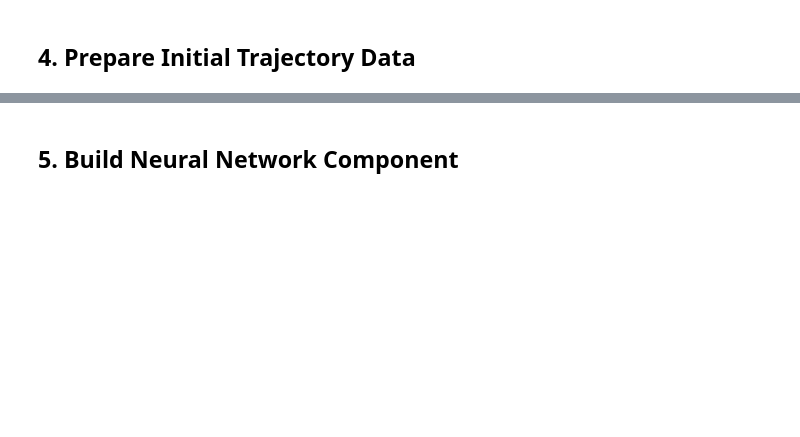
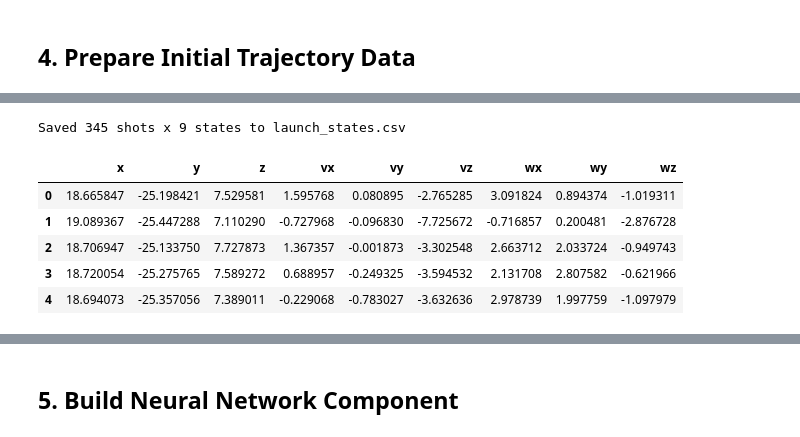
Before and after one commit to caitken5/CMSZ-SPLxUTSPAN-2026-Data-Challenge, a Jupyter notebook: 02_hybrid_model.ipynb, the cells around one changed output, grey strips where cells are left out. Cells and saved outputs as stored; diff of their text form; code cells hidden in the pictures; blank space fills up the shorter version.

```diff
--- a/02_hybrid_model.ipynb
+++ b/02_hybrid_model.ipynb
@@ -334 +342,23 @@ ImportError: cannot import name 'X_COURT' from 'physics.constants' (c:\Users\cai
+# %%
+# Save launch-state features (one row per shot)
+launch_state_columns = [
+    "x", "y", "z",
+    "vx", "vy", "vz",
+    "wx", "wy", "wz",
+]
+
+launch_states_df = pd.DataFrame(launch_states, columns=launch_state_columns)
+launch_states_path = "launch_states.csv"
+launch_states_df.to_csv(launch_states_path, index=False)
+
+print(f"Saved {launch_states_df.shape[0]} shots x {launch_states_df.shape[1]} states to {launch_states_path}")
+launch_states_df.head()
+# %% [output]
+Saved 345 shots x 9 states to launch_states.csv
+|  | x | y | z | vx | vy | vz | wx | wy | wz |
+| 0 | 18.665847 | -25.198421 | 7.529581 | 1.595768 | 0.080895 | -2.765285 | 3.091824 | 0.894374 | -1.019311 |
+| 1 | 19.089367 | -25.447288 | 7.110290 | -0.727968 | -0.096830 | -7.725672 | -0.716857 | 0.200481 | -2.876728 |
+| 2 | 18.706947 | -25.133750 | 7.727873 | 1.367357 | -0.001873 | -3.302548 | 2.663712 | 2.033724 | -0.949743 |
+| 3 | 18.720054 | -25.275765 | 7.589272 | 0.688957 | -0.249325 | -3.594532 | 2.131708 | 2.807582 | -0.621966 |
+| 4 | 18.694073 | -25.357056 | 7.389011 | -0.229068 | -0.783027 | -3.632636 | 2.978739 | 1.997759 | -1.097979 |
 # %%
```
Also changed, not shown: parts of 13 cells of this notebook, 7 other files.
